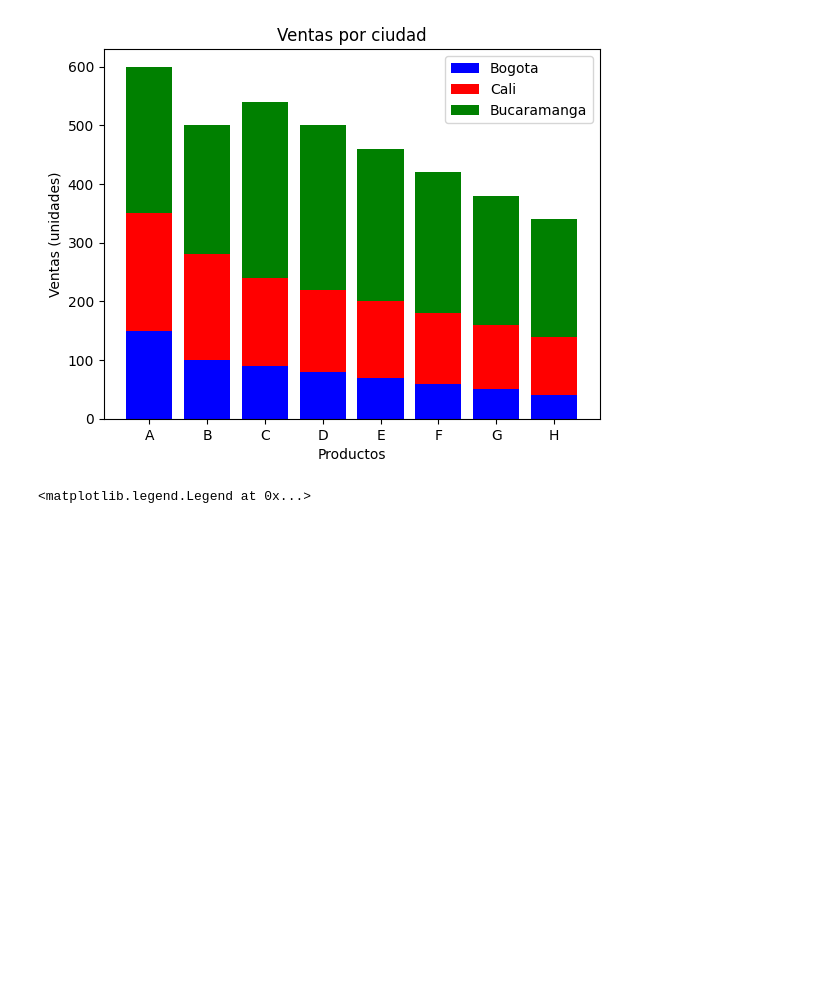
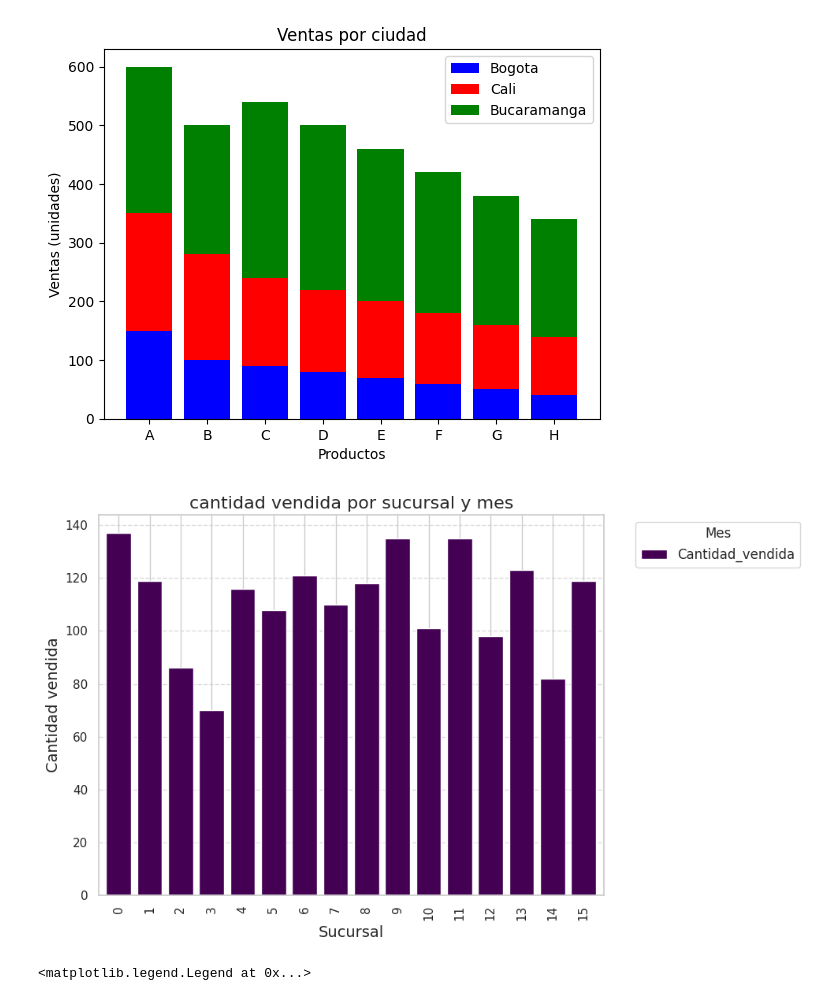
Before and after one commit to joimar755/js, a Jupyter notebook: python/operaciones/plot1.ipynb, the cells around one changed output. Saved outputs shown, nothing was run; the diff lists cells and outputs as text; code cells hidden in the pictures; blank space fills up the shorter version.

```diff
--- a/python/operaciones/plot1.ipynb
+++ b/python/operaciones/plot1.ipynb
@@ -17,23 +17,22 @@ plt.show()
 [figure]
 # %%
 import pandas as pd
+import matplotlib.pyplot as plt
+import pandas as pd
+df = pd.read_csv('data_2.csv')
 
-df = pd.read_csv('data_2.csv')
-print('las primeros registos dataframe son:')
-print(df.head())
-print('muestra de los datos:')
-print(df.info())
-print('describe los datos:')
-print(df.describe())
 
-df['precio_total']= df['Precio_unitario'] * df['Cantidad_vendida']
-print(df)
-df_filtrado = df['Cantidad_vendida'] > 40
-print('los datos filtrados son:')
-print(df[df_filtrado])
-print('los 10 precios mas altos son:')
-df_ordanado = df.sort_values(by='Precio_unitario', ascending=False)
-print(df_ordanado.head(10))
+df_resumen = df.groupby(['Sucursal','Mes'])['Cantidad_vendida'].sum().reset_index()
+
+df_resumen.plot(kind='bar',figsize=(10,6),width=0.8,colormap='viridis')
+plt.title('cantidad vendida por sucursal y mes', fontsize=16)
+plt.xlabel('Sucursal', fontsize=14)
+plt.ylabel('Cantidad vendida', fontsize=14)
+plt.legend(title='Mes', fontsize=12, bbox_to_anchor=(1.05, 1), loc='upper left')
+plt.tight_layout()
+plt.grid(axis='y', linestyle='--', alpha=0.7)
+# %% [output]
+[figure, added]
 # %%
 import matplotlib.pyplot as plt
 import seaborn as sns
```
